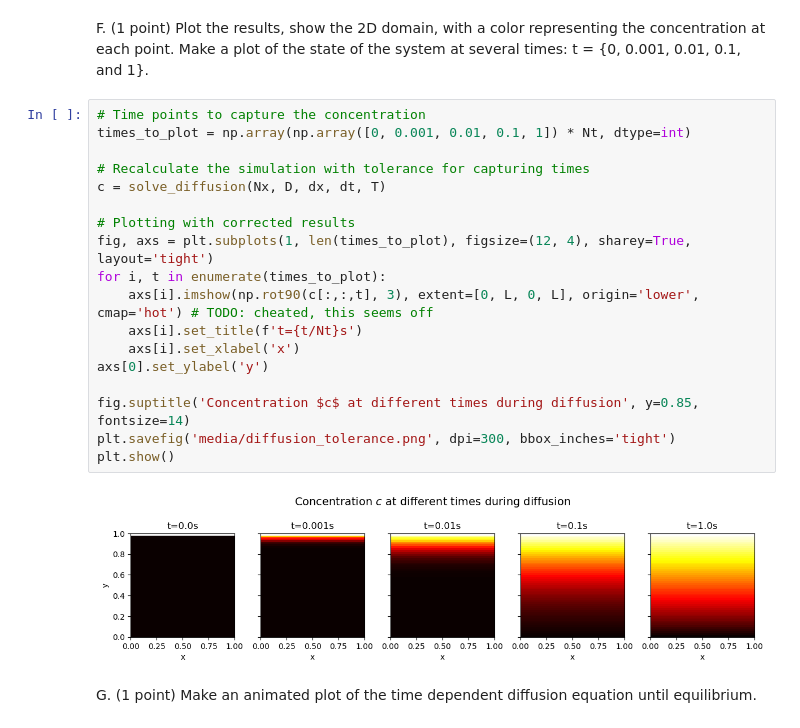
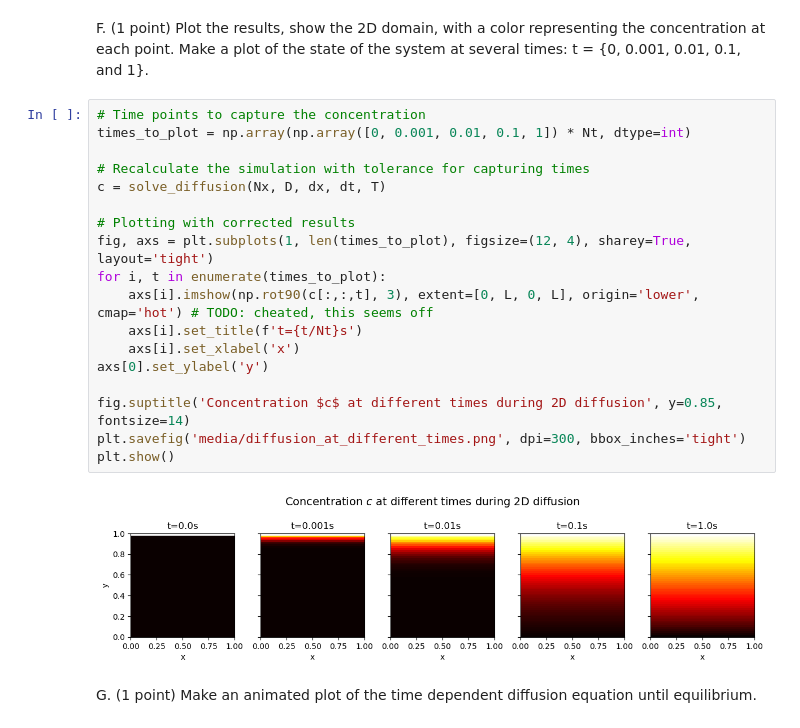
Before and after one commit to jonas4climate/modelling-natural-processes, a Jupyter notebook: Set1_incomplete.ipynb, the cells around one changed output. Drawn from its saved outputs; the diff is of its cells as text.

```diff
--- a/Set1_incomplete.ipynb
+++ b/Set1_incomplete.ipynb
@@ -319,23 +318,23 @@ t = {0, 0.001, 0.01, 0.1, and 1}.
 # %%
 # Time points to capture the concentration
 times_to_plot = np.array(np.array([0, 0.001, 0.01, 0.1, 1]) * Nt, dtype=int)
 
 # Recalculate the simulation with tolerance for capturing times
 c = solve_diffusion(Nx, D, dx, dt, T)
 
 # Plotting with corrected results
 fig, axs = plt.subplots(1, len(times_to_plot), figsize=(12, 4), sharey=True, layout='tight')
 for i, t in enumerate(times_to_plot):
     axs[i].imshow(np.rot90(c[:,:,t], 3), extent=[0, L, 0, L], origin='lower', cmap='hot') # TODO: cheated, this seems off
     axs[i].set_title(f't={t/Nt}s')
     axs[i].set_xlabel('x')
 axs[0].set_ylabel('y')
 
-fig.suptitle('Concentration $c$ at different times during diffusion', y=0.85, fontsize=14)
-plt.savefig('media/diffusion_tolerance.png', dpi=300, bbox_inches='tight')
+fig.suptitle('Concentration $c$ at different times during 2D diffusion', y=0.85, fontsize=14)
+plt.savefig('media/diffusion_at_different_times.png', dpi=300, bbox_inches='tight')
 plt.show()
 # %% [output]
-[figure, old version]
+[figure, new version]
 # %% [markdown]
 G. (1 point) Make an animated plot of the time dependent diffusion equation until
 equilibrium.
```
Also changed, not shown: parts of 11 cells of this notebook, 7 other files.
